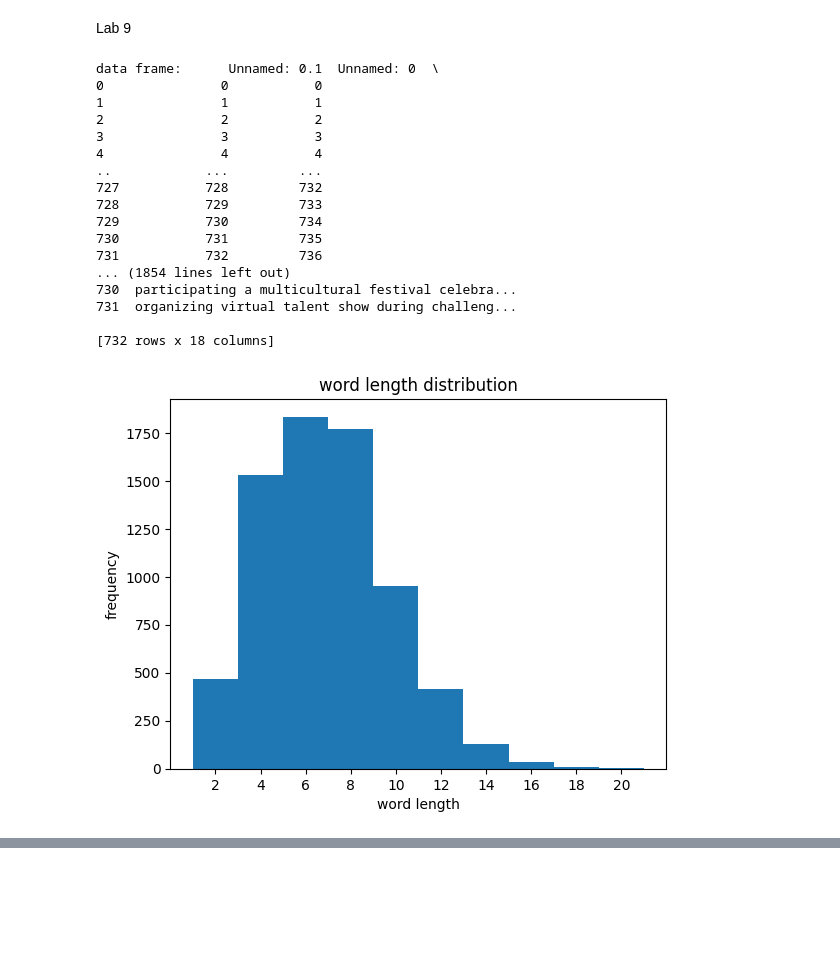
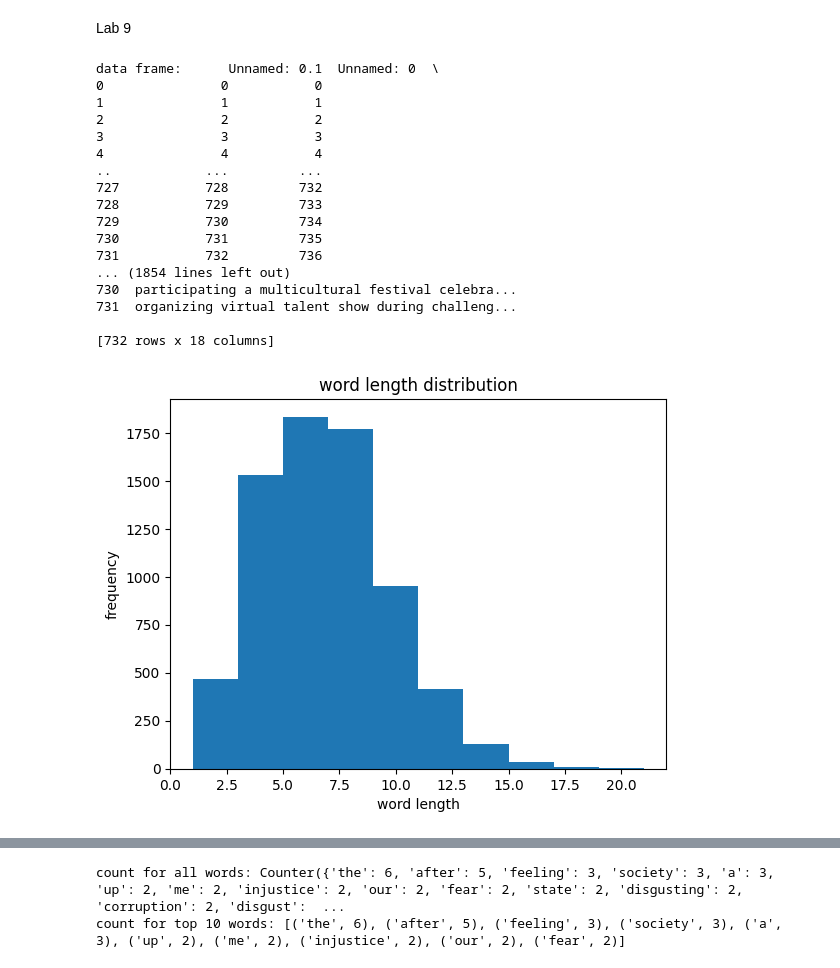
Before and after one commit to siva140887/data-visualization-programs, a Jupyter notebook: Datavisualization.ipynb, the cells around one changed output, grey strips where cells are left out. Cells and saved outputs as stored; diff of their text form; code cells hidden in the pictures; blank space fills up the shorter version.

```diff
--- a/Datavisualization.ipynb
+++ b/Datavisualization.ipynb
@@ -1549,6 +1549,8 @@ import matplotlib.pyplot as plt
 import string
 
 ###### Q1
+
+### Loading data into the dataframe
 df = pd.read_csv('/content/drive/MyDrive/DAV/sentimentdataset.csv')
 print("data frame:",df)
 print("df columns:",df.columns)
@@ -1561,14 +1563,15 @@ print("data frame with case converted text:", df)
 
 ### Removing all puntuation symbols from the text
 def remove(x):
-  return x.translate(str.maketrans("","",string.punctuation))
+  return x.translate(str.maketrans("","",string.punctuation))  ### string.punctuation is a constant that contains almost all punctuation symbols
 
-df['clear_text'] = df['clear_text'].apply(remove)
+df['clear_text'] = df['clear_text'].apply(remove)  ### apply is a versatile method using which you may apply any user-defined or built-in functions on a dataframe on a particular axis
 print("data frame with clear text:",df)
 
 ###### Q3
 
 ### Categorizing sentiments into positive, negative, and neutral groups
+### Creating three lists pos, neg, neutral1 to have possible positive, negative, and neutral sentiments
 pos = ['Positive','Happiness','Joy','Love','Amusemnet','Enjoyment','Admiration','Awe']
 neg = ['Negative','Anger','Fear','Sadness','Disgust','Disappointment']
 neutral1 = ['Neutral','Affection']
@@ -1588,10 +1591,10 @@ df['Sentiment'] = df['Sentiment'].str.strip()
 df['Sentiment_group'] = df['Sentiment'].apply(categorize)
 print("data frame after adding sentiment group:", df)
 
-### ******* print(df['Sentiment'].unique()). This has revealed the exact weakness in the dataset, particularly, 'Sentiment' column. All the strings have extra whitespaces *******
+### ******* print(df['Sentiment'].unique()). This has revealed the exact weakness in the dataset, particularly, 'Sentiment' column. All the strings/text have extra whitespaces *******
 
-### Counting the no. of positive, negative, and neutral reviews
-print("No. of pos, neg, neutral reviews:",df['Sentiment_group'].value_counts())
+### Counting the no. of positive, negative, and neutral sentiments
+print("No. of pos, neg, neutral sentiments:",df['Sentiment_group'].value_counts())
 
 ###### Q4
 from collections import Counter
@@ -1602,14 +1605,16 @@ clear_text_all = df[df['Sentiment_group'] == 'positive']['clear_text']
 
 ### ****** print("**********"," ".join(clear_text_all)) ******
 
+### Merging all the text into a single text and then, splitting it into words
 words_positive = " ".join(clear_text_all).split()
 
+### Counter counts the frequency of words
 print("count for all words:",Counter(words_positive))
 print("count for top 10 words:",Counter(words_positive).most_common(10))
 
 ###### Q5
 
-### Creating a list of stop words
+### Creating a list of known stop words
 stop_words = ['a', 'the', 'of', 'in', 'with', 'to', 'for', 'and', 'new', 'at', 'is', 'that', 'on', 'was', 'this','an']
 
 def remove_stop_words(x):
@@ -1629,6 +1634,7 @@ print("df with clear text having no stop words:",df)
 
 word_lengths = []
 
+# Preparing a list of word lengths
 for txt in df['clear_text_wo_stopwrds']:
   for word in txt.split():
     word_lengths.append(len(word))
@@ -1637,33 +1643,48 @@ plt.hist(word_lengths)
 plt.xlabel('word length')
 plt.ylabel('frequency')
 plt.title('word length distribution')
-plt.xticks([2,4,6,8,10,12,14,16,18,20])
+# plt.xticks([2,4,6,8,10,12,14,16,18,20])
 plt.show()
 
 ###### Q7
 
 plt.bar(df['Sentiment_group'].value_counts().index,df['Sentiment_group'].value_counts().values)
 plt.xlabel('sentiment')
 plt.ylabel('count')
 plt.title('sentiment count')
 plt.show()
+
+###### Q8
+
+df['clear_text_wo_stopwrds'] = df['clear_text_wo_stopwrds'].str.strip()
+
+clear_text_all_neg = df[df['Sentiment_group'] == 'negative']['clear_text_wo_stopwrds']
+
+### Merging all the text into a single text and then, splitting it into words
+words_negative = " ".join(clear_text_all_neg).split()
+
+### Counter counts the frequency of words
+print("count for all words:",Counter(words_negative))
+print("count for top 10 words:",Counter(words_negative).most_common(10))
 # %% [output]
 data frame:      Unnamed: 0.1  Unnamed: 0  \
 0               0           0
 1               1           1
 2               2           2
 3               3           3
 4               4           4
 ..            ...         ...
 727           728         732
 728           729         733
 729           730         734
 730           731         735
 731           732         736
 ... (1854 lines left out)
 730  participating a multicultural festival celebra...
 731  organizing virtual talent show during challeng...
 
 [732 rows x 18 columns]
-[figure, old version]
+[figure, new version]
 [figure]
+count for all words: Counter({'the': 6, 'after': 5, 'feeling': 3, 'society': 3, 'a': 3, 'up': 2, 'me': 2, 'injustice': 2, 'our': 2, 'fear': 2, 'state': 2, 'disgusting': 2, 'corruption': 2, 'disgust':  ...
+count for top 10 words: [('the', 6), ('after', 5), ('feeling', 3), ('society', 3), ('a', 3), ('up', 2), ('me', 2), ('injustice', 2), ('our', 2), ('fear', 2)]
```
